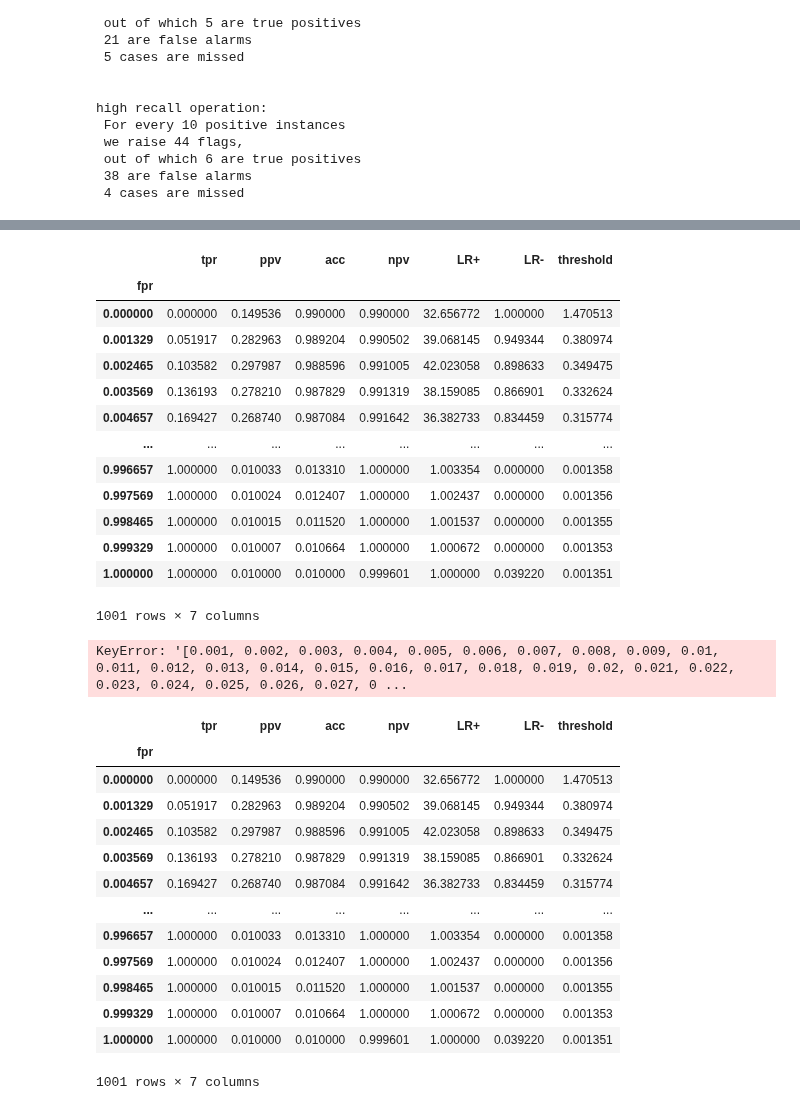
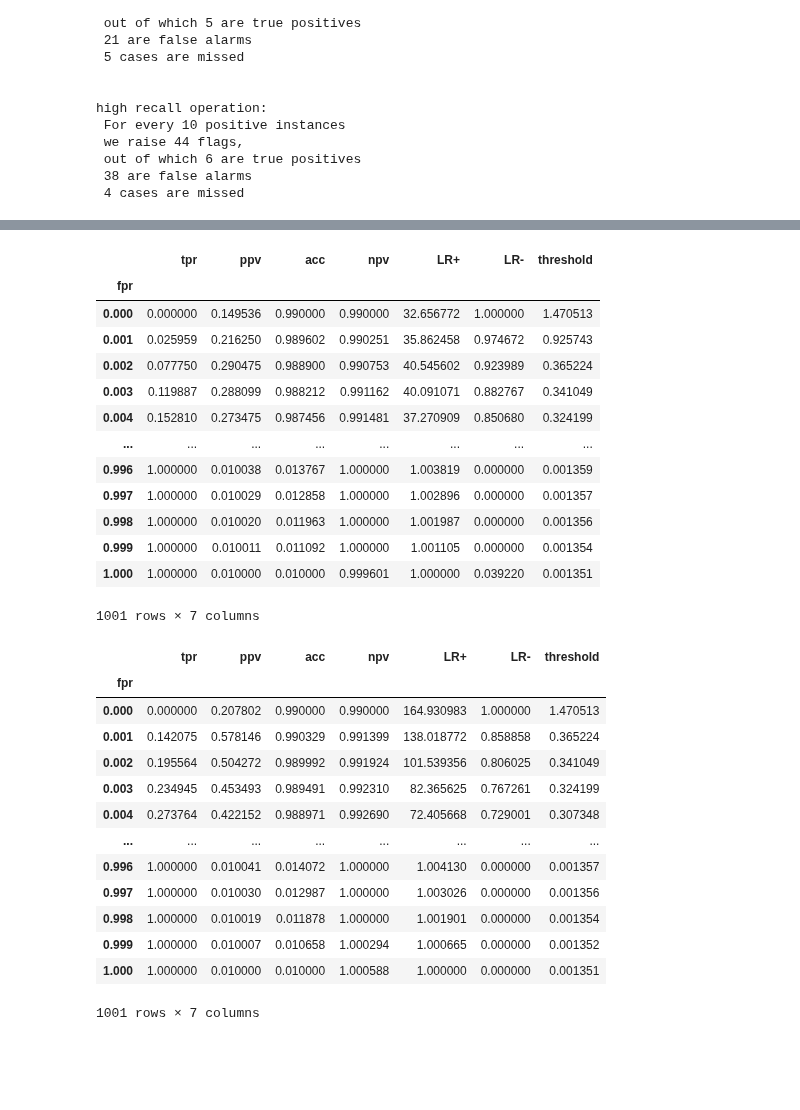
Before and after one commit to zeroknowledgediscovery/zedstat, a Jupyter notebook: examples/example1.ipynb, the cells around one changed output, grey strips where cells are left out. Drawn from its saved outputs; the diff is of its cells as text; code cells hidden in the pictures; blank space fills up the shorter version.

```diff
--- a/examples/example1.ipynb
+++ b/examples/example1.ipynb
@@ -149,36 +110,34 @@ def usample(df=None,precision=3):
 # %%
-wwf=zt.df_lim['L'].copy()
-zt.usample(wwf)
+zt.usample(zt.df_lim['L'])
 # %% [output]
 |  | tpr | ppv | acc | npv | LR+ | LR- | threshold |
 | fpr |  |  |  |  |  |  |  |
-| 0.000000 | 0.000000 | 0.149536 | 0.990000 | 0.990000 | 32.656772 | 1.000000 | 1.470513 |
-| 0.001329 | 0.051917 | 0.282963 | 0.989204 | 0.990502 | 39.068145 | 0.949344 | 0.380974 |
-| 0.002465 | 0.103582 | 0.297987 | 0.988596 | 0.991005 | 42.023058 | 0.898633 | 0.349475 |
-| 0.003569 | 0.136193 | 0.278210 | 0.987829 | 0.991319 | 38.159085 | 0.866901 | 0.332624 |
-| 0.004657 | 0.169427 | 0.268740 | 0.987084 | 0.991642 | 36.382733 | 0.834459 | 0.315774 |
+| 0.000 | 0.000000 | 0.149536 | 0.990000 | 0.990000 | 32.656772 | 1.000000 | 1.470513 |
+| 0.001 | 0.025959 | 0.216250 | 0.989602 | 0.990251 | 35.862458 | 0.974672 | 0.925743 |
+| 0.002 | 0.077750 | 0.290475 | 0.988900 | 0.990753 | 40.545602 | 0.923989 | 0.365224 |
+| 0.003 | 0.119887 | 0.288099 | 0.988212 | 0.991162 | 40.091071 | 0.882767 | 0.341049 |
+| 0.004 | 0.152810 | 0.273475 | 0.987456 | 0.991481 | 37.270909 | 0.850680 | 0.324199 |
 | ... | ... | ... | ... | ... | ... | ... | ... |
-| 0.996657 | 1.000000 | 0.010033 | 0.013310 | 1.000000 | 1.003354 | 0.000000 | 0.001358 |
-| 0.997569 | 1.000000 | 0.010024 | 0.012407 | 1.000000 | 1.002437 | 0.000000 | 0.001356 |
-| 0.998465 | 1.000000 | 0.010015 | 0.011520 | 1.000000 | 1.001537 | 0.000000 | 0.001355 |
-| 0.999329 | 1.000000 | 0.010007 | 0.010664 | 1.000000 | 1.000672 | 0.000000 | 0.001353 |
-| 1.000000 | 1.000000 | 0.010000 | 0.010000 | 0.999601 | 1.000000 | 0.039220 | 0.001351 |
+| 0.996 | 1.000000 | 0.010038 | 0.013767 | 1.000000 | 1.003819 | 0.000000 | 0.001359 |
+| 0.997 | 1.000000 | 0.010029 | 0.012858 | 1.000000 | 1.002896 | 0.000000 | 0.001357 |
+| 0.998 | 1.000000 | 0.010020 | 0.011963 | 1.000000 | 1.001987 | 0.000000 | 0.001356 |
+| 0.999 | 1.000000 | 0.010011 | 0.011092 | 1.000000 | 1.001105 | 0.000000 | 0.001354 |
+| 1.000 | 1.000000 | 0.010000 | 0.010000 | 0.999601 | 1.000000 | 0.039220 | 0.001351 |
 1001 rows × 7 columns
-KeyError: '[0.001, 0.002, 0.003, 0.004, 0.005, 0.006, 0.007, 0.008, 0.009, 0.01, 0.011, 0.012, 0.013, 0.014, 0.015, 0.016, 0.017, 0.018, 0.019, 0.02, 0.021, 0.022, 0.023, 0.024, 0.025, 0.026, 0.027, 0 ...
 # %%
-zt.df_lim['L']
+zt.usample(zt.df_lim['U'])
 # %% [output]
 |  | tpr | ppv | acc | npv | LR+ | LR- | threshold |
 | fpr |  |  |  |  |  |  |  |
-| 0.000000 | 0.000000 | 0.149536 | 0.990000 | 0.990000 | 32.656772 | 1.000000 | 1.470513 |
-| 0.001329 | 0.051917 | 0.282963 | 0.989204 | 0.990502 | 39.068145 | 0.949344 | 0.380974 |
-| 0.002465 | 0.103582 | 0.297987 | 0.988596 | 0.991005 | 42.023058 | 0.898633 | 0.349475 |
-| 0.003569 | 0.136193 | 0.278210 | 0.987829 | 0.991319 | 38.159085 | 0.866901 | 0.332624 |
-| 0.004657 | 0.169427 | 0.268740 | 0.987084 | 0.991642 | 36.382733 | 0.834459 | 0.315774 |
+| 0.000 | 0.000000 | 0.207802 | 0.990000 | 0.990000 | 164.930983 | 1.000000 | 1.470513 |
+| 0.001 | 0.142075 | 0.578146 | 0.990329 | 0.991399 | 138.018772 | 0.858858 | 0.365224 |
+| 0.002 | 0.195564 | 0.504272 | 0.989992 | 0.991924 | 101.539356 | 0.806025 | 0.341049 |
+| 0.003 | 0.234945 | 0.453493 | 0.989491 | 0.992310 | 82.365625 | 0.767261 | 0.324199 |
+| 0.004 | 0.273764 | 0.422152 | 0.988971 | 0.992690 | 72.405668 | 0.729001 | 0.307348 |
 | ... | ... | ... | ... | ... | ... | ... | ... |
-| 0.996657 | 1.000000 | 0.010033 | 0.013310 | 1.000000 | 1.003354 | 0.000000 | 0.001358 |
-| 0.997569 | 1.000000 | 0.010024 | 0.012407 | 1.000000 | 1.002437 | 0.000000 | 0.001356 |
-| 0.998465 | 1.000000 | 0.010015 | 0.011520 | 1.000000 | 1.001537 | 0.000000 | 0.001355 |
-| 0.999329 | 1.000000 | 0.010007 | 0.010664 | 1.000000 | 1.000672 | 0.000000 | 0.001353 |
-| 1.000000 | 1.000000 | 0.010000 | 0.010000 | 0.999601 | 1.000000 | 0.039220 | 0.001351 |
+| 0.996 | 1.000000 | 0.010041 | 0.014072 | 1.000000 | 1.004130 | 0.000000 | 0.001357 |
+| 0.997 | 1.000000 | 0.010030 | 0.012987 | 1.000000 | 1.003026 | 0.000000 | 0.001356 |
+| 0.998 | 1.000000 | 0.010019 | 0.011878 | 1.000000 | 1.001901 | 0.000000 | 0.001354 |
+| 0.999 | 1.000000 | 0.010007 | 0.010658 | 1.000294 | 1.000665 | 0.000000 | 0.001352 |
+| 1.000 | 1.000000 | 0.010000 | 0.010000 | 1.000588 | 1.000000 | 0.000000 | 0.001351 |
 1001 rows × 7 columns
```
Also changed, not shown: parts of 3 cells of this notebook, 12 other files.
